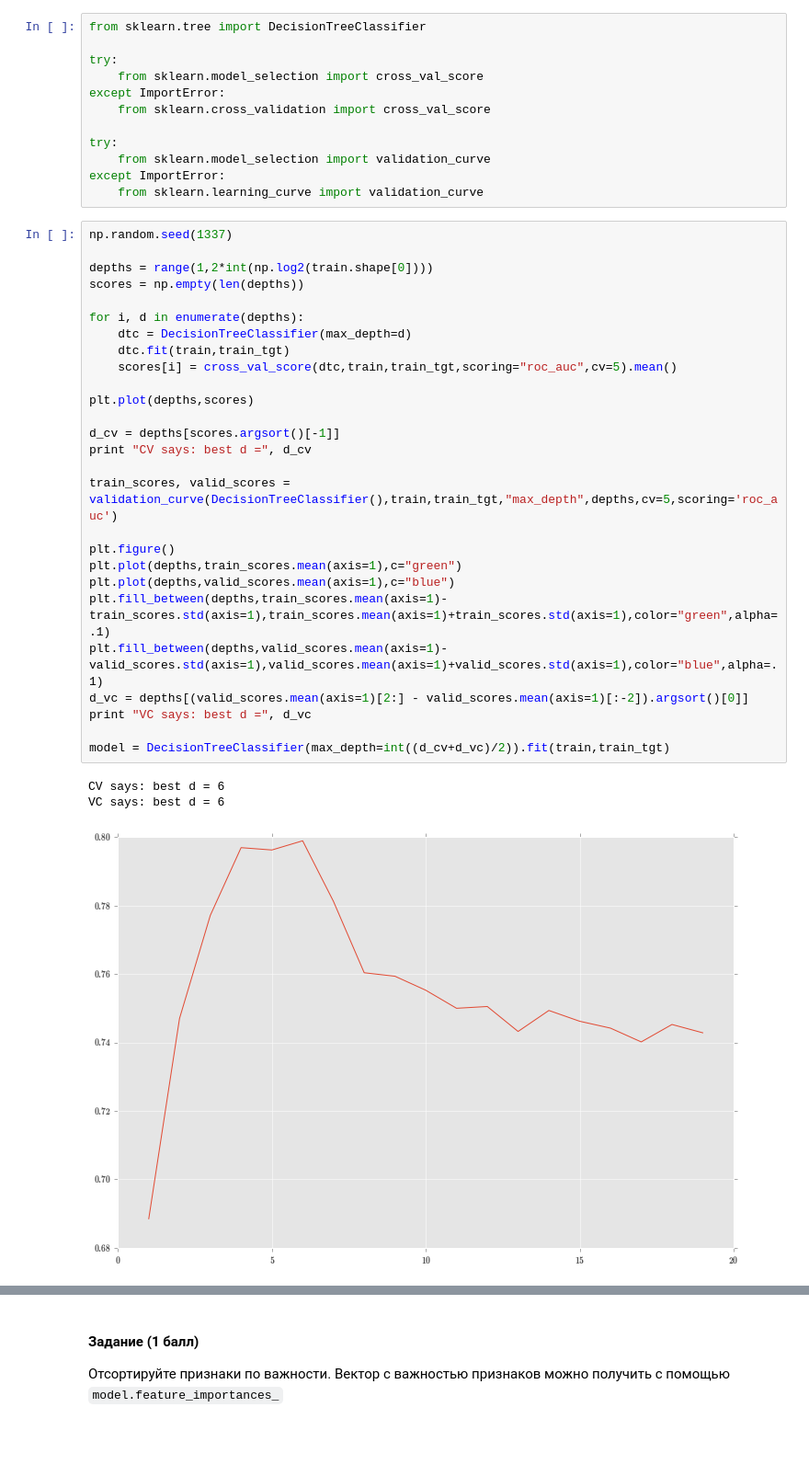
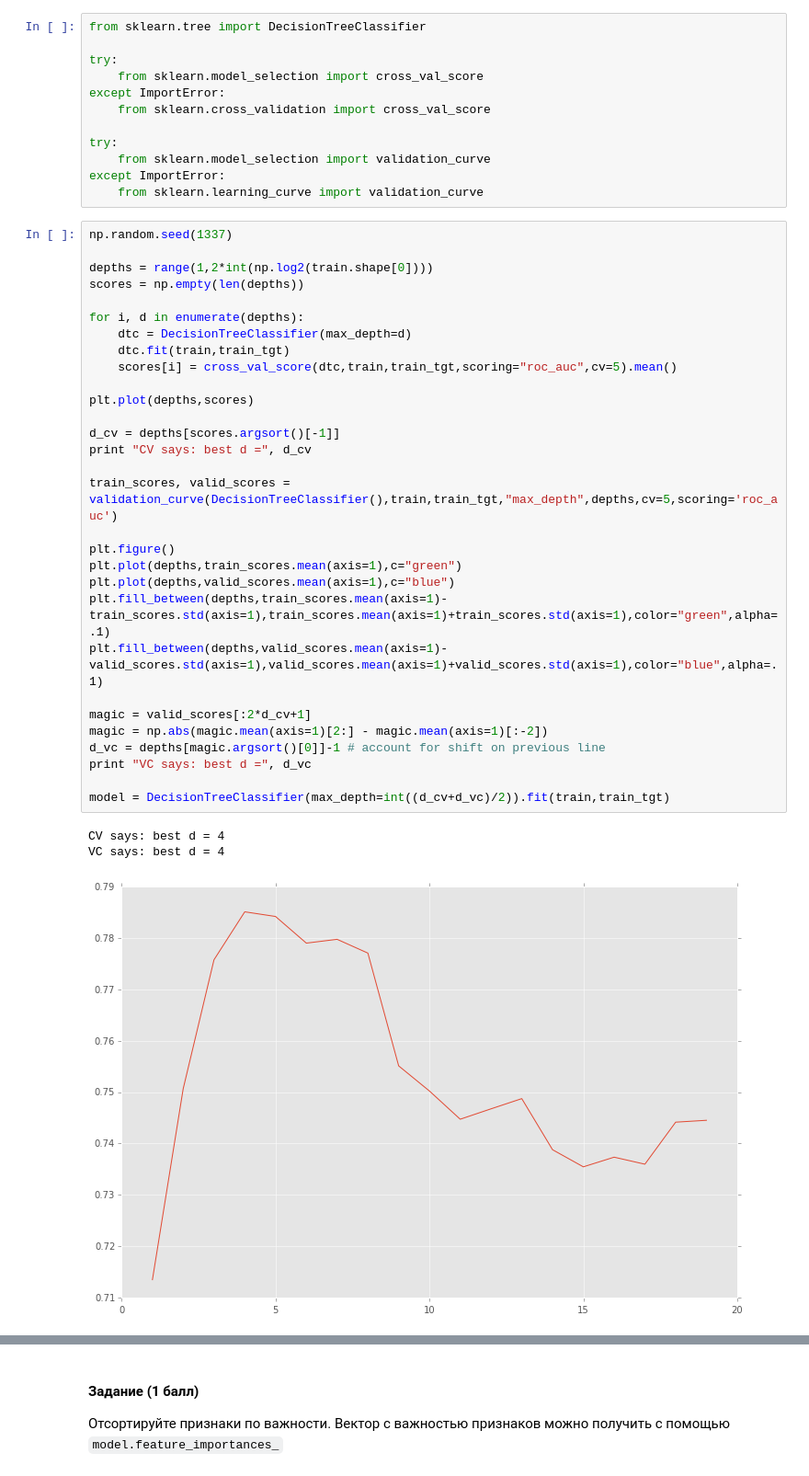
Before and after one commit to aitap/sphere-dm1-homework, a Jupyter notebook: hw3-trees/krylov.ipynb, the cells around one changed output, grey strips where cells are left out. Shown at 92% size. Cells and saved outputs as stored; diff of their text form; blank space fills up the shorter version.

Commit message:
hw3: get optimal depth, compute ROC-AUC

```diff
--- a/hw3-trees/krylov.ipynb
+++ b/hw3-trees/krylov.ipynb
@@ -81,31 +79,34 @@ except ImportError:
 # %%
 np.random.seed(1337)
 
 depths = range(1,2*int(np.log2(train.shape[0])))
 scores = np.empty(len(depths))
 
 for i, d in enumerate(depths):
     dtc = DecisionTreeClassifier(max_depth=d)
     dtc.fit(train,train_tgt)
     scores[i] = cross_val_score(dtc,train,train_tgt,scoring="roc_auc",cv=5).mean()
 
 plt.plot(depths,scores)
 
 d_cv = depths[scores.argsort()[-1]]
 print "CV says: best d =", d_cv
 
 train_scores, valid_scores = validation_curve(DecisionTreeClassifier(),train,train_tgt,"max_depth",depths,cv=5,scoring='roc_auc')
 
 plt.figure()
 plt.plot(depths,train_scores.mean(axis=1),c="green")
 plt.plot(depths,valid_scores.mean(axis=1),c="blue")
 plt.fill_between(depths,train_scores.mean(axis=1)-train_scores.std(axis=1),train_scores.mean(axis=1)+train_scores.std(axis=1),color="green",alpha=.1)
 plt.fill_between(depths,valid_scores.mean(axis=1)-valid_scores.std(axis=1),valid_scores.mean(axis=1)+valid_scores.std(axis=1),color="blue",alpha=.1)
-d_vc = depths[(valid_scores.mean(axis=1)[2:] - valid_scores.mean(axis=1)[:-2]).argsort()[0]]
+
+magic = valid_scores[:2*d_cv+1]
+magic = np.abs(magic.mean(axis=1)[2:] - magic.mean(axis=1)[:-2])
+d_vc = depths[magic.argsort()[0]]-1 # account for shift on previous line
 print "VC says: best d =", d_vc
 
 model = DecisionTreeClassifier(max_depth=int((d_cv+d_vc)/2)).fit(train,train_tgt)
 # %% [output]
-CV says: best d = 6
-VC says: best d = 6
+CV says: best d = 4
+VC says: best d = 4
-[figure, old version]
+[figure, new version]
```
Also changed, not shown: parts of 5 cells of this notebook.
